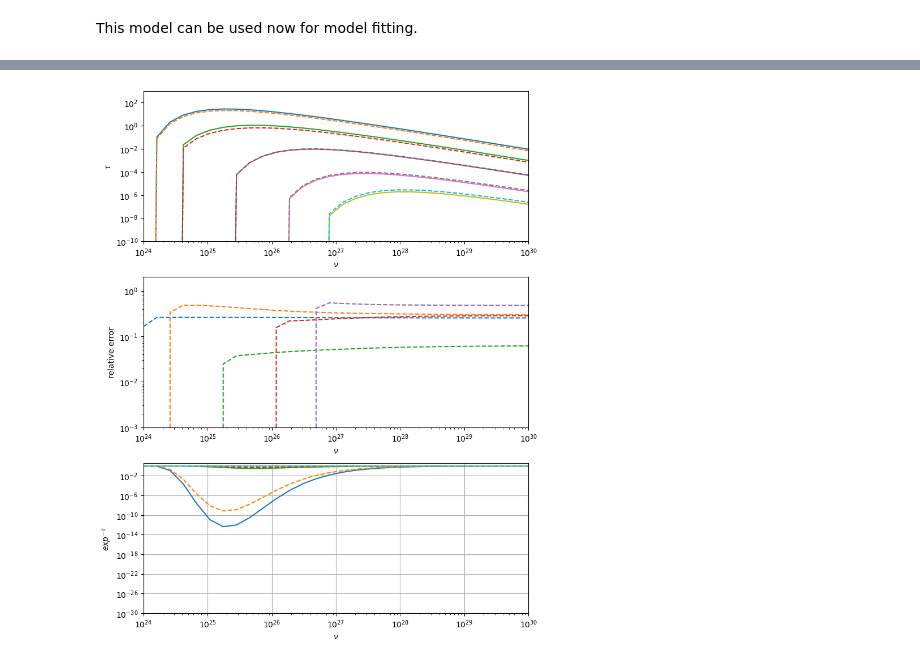
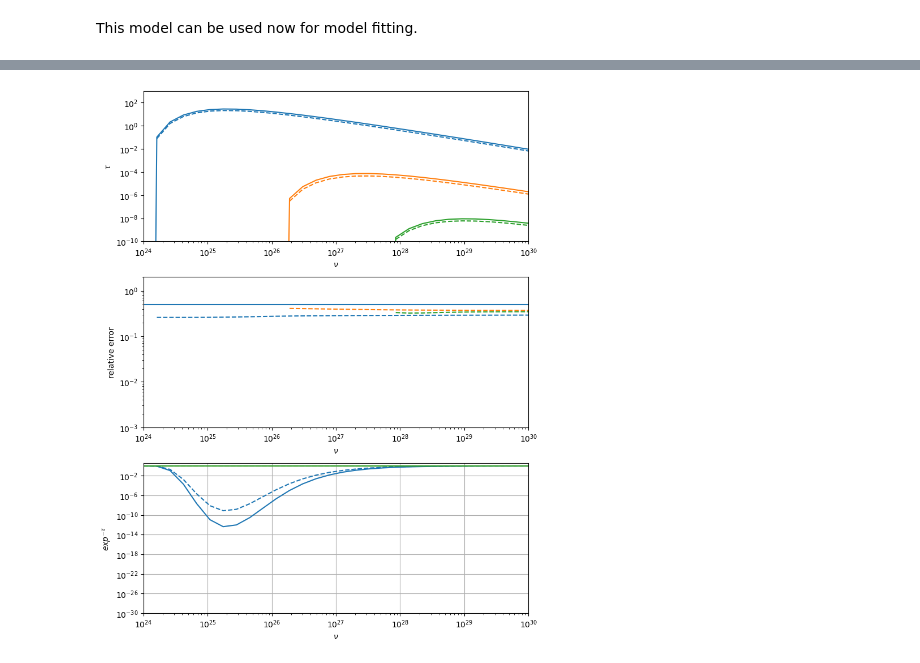
Before and after one commit to andreatramacere/jetset, a Jupyter notebook: doc/documentation_notebooks/notebooks/internal_abs/int_abs.ipynb, the cells around one changed output, grey strips where cells are left out. Saved outputs shown, nothing was run; the diff lists cells and outputs as text; code cells hidden in the pictures.

```diff
--- a/doc/documentation_notebooks/notebooks/internal_abs/int_abs.ipynb
+++ b/doc/documentation_notebooks/notebooks/internal_abs/int_abs.ipynb
@@ -25,7 +25,7 @@ ebl_franceschini=EBLAbsorptionTemplate.from_name('Franceschini_2008')
 
 
 jetset_model = Jet(name="compact_int_abs",emitters_distribution="bkn",beaming_expr='bulk_theta')
-jetset_model.add_EC_component(EC_components_list=['EC_DT','EC_BLR'],disk_type='BB')
+jetset_model.add_EC_component(EC_components_list=['EC_DT','EC_BLR','EC_Corona'],disk_type='BB')
 jetset_model.make_conical_jet(theta_open=5,R=1E16)
 jetset_model.set_EC_dependencies()
 
@@ -127,7 +177,6 @@ internal absorption  for component: DT
 # %%
 jetset_model.remove_internal_absorption('DT')
 # %%
-jetset_model.set_num_c_threads(6)
 %timeit jetset_model.eval()
 jetset_model.show_internal_absorption_components()
 # %% [output]
@@ -146,2 +191,0 @@ jetset_model.remove_internal_absorption('DT')
-# %%
-jetset_model.set_num_c_threads(14)
@@ -148,10 +210,5 @@ jetset_model.set_num_c_threads(14)
 # %%
-jetset_model.spectral_components.SSC.state='on'
-jetset_model.spectral_components.Sync.state='self-abs'
-jetset_model.spectral_components.EC_BLR.state='off'
-jetset_model.spectral_components.EC_DT.state='on'
-jetset_model.spectral_components.DT.state='on'
-jetset_model.spectral_components.Disk.state='off'
-jetset_model.show_internal_absorption_components()
+jetset_model.enable_internal_absorption('DT',use_R_H_profile_extrapolation=True,use_sigma_gamma_gamma_fast=True)
+
 %timeit jetset_model.eval()
 # %% [output]
@@ -230,48 +287,49 @@ jetset_model.parameters.tau_BLR.val=0.1
 #jetset_model.parameters.T_DT.val=1000
 fig,axs=plt.subplots(3,1,figsize=(8,10))
 nu_tau=np.logspace(24,30,30)
 R_BLR=jetset_model.parameters.R_BLR_out.val
-for f in [0.1,1,2,5,10]:
+colors = ['C0','C1','C2']
+comp='BLR'
+for ID,f in enumerate([0.1,5,30]):
     jetset_model.parameters.R_H.val=R_BLR*f
     jetset_model.eval()
-    jetset_model.enable_internal_absorption('BLR',N_R_H=50,N_theta=50,N_soft=50,N_hard=50,use_R_H_profile_extrapolation=False)
-    y,x=jetset_model.eval_internal_absorption(comp='BLR',peak=False,nu=nu_tau)
+    jetset_model.enable_internal_absorption(comp,N_R_H=50,N_theta=50,N_soft=50,N_hard=50,use_R_H_profile_extrapolation=False)
+    y,x=jetset_model.eval_internal_absorption(comp=comp,peak=False,nu=nu_tau)
 
     x=x*u.Hz
 
-    axs[0].loglog( x,y)
+    axs[0].loglog( x,y,c=colors[ID])
 
-    jetset_model.enable_internal_absorption('BLR',N_R_H=50,N_theta=50,N_soft=50,N_hard=50,use_R_H_profile_extrapolation=True)
-    y1,x=jetset_model.eval_internal_absorption(comp='BLR',peak=False,nu=nu_tau)
+    jetset_model.enable_internal_absorption(comp,N_R_H=50,N_theta=50,N_soft=50,N_hard=50,use_R_H_profile_extrapolation=True,use_sigma_gamma_gamma_fast=False)
+    y1,x=jetset_model.eval_internal_absorption(comp=comp,peak=False,nu=nu_tau)
+    x=x*u.Hz
+    msk=y>1E-10
+    axs[0].loglog( x[msk],y1[msk],'--',c=colors[ID])
 
-    x=x*u.Hz
+    axs[1].loglog( x[msk],np.fabs(y1[msk]-y[msk])/y[msk],'--',c=colors[ID])
 
-    axs[0].loglog( x,y1,'--')
-
-    axs[1].loglog( x,np.fabs(y1-y)/y,'--')
-
-    axs[2].loglog( x,np.exp(-y),'-')
-    axs[2].loglog( x,np.exp(-y1),'--')
+    axs[2].loglog( x,np.exp(-y),'-',c=colors[ID])
+    axs[2].loglog( x,np.exp(-y1),'--',c=colors[ID])
 axs[0].set_xlim(1E24,1E30)
 
 axs[1].set_xlim(1E24,1E30)
 axs[2].set_xlim(1E24,1E30)
 
-#axs[1].axhline(1)
-#axs[1].axhline(.5)
-#axs[1].axhline(.1)
+
+axs[1].axhline(.5)
+
 axs[0].set_ylim(1E-10,1E3)
 axs[1].set_ylim(1E-3,2)
 axs[2].set_ylim(1E-30,)
 axs[0].set_xlabel(r'$\nu$')
 axs[1].set_xlabel(r'$\nu$')
 axs[2].set_xlabel(r'$\nu$')
 
 axs[0].set_ylabel(r'$\tau$')
 axs[1].set_ylabel(r'relative error')
 axs[2].set_ylabel(r'$exp^{-\tau}$')
 plt.tight_layout()
 plt.grid()
 # %% [output]
-[figure, old version]
+[figure, new version]
 # %%
```
Also changed, not shown: parts of 27 cells of this notebook.
